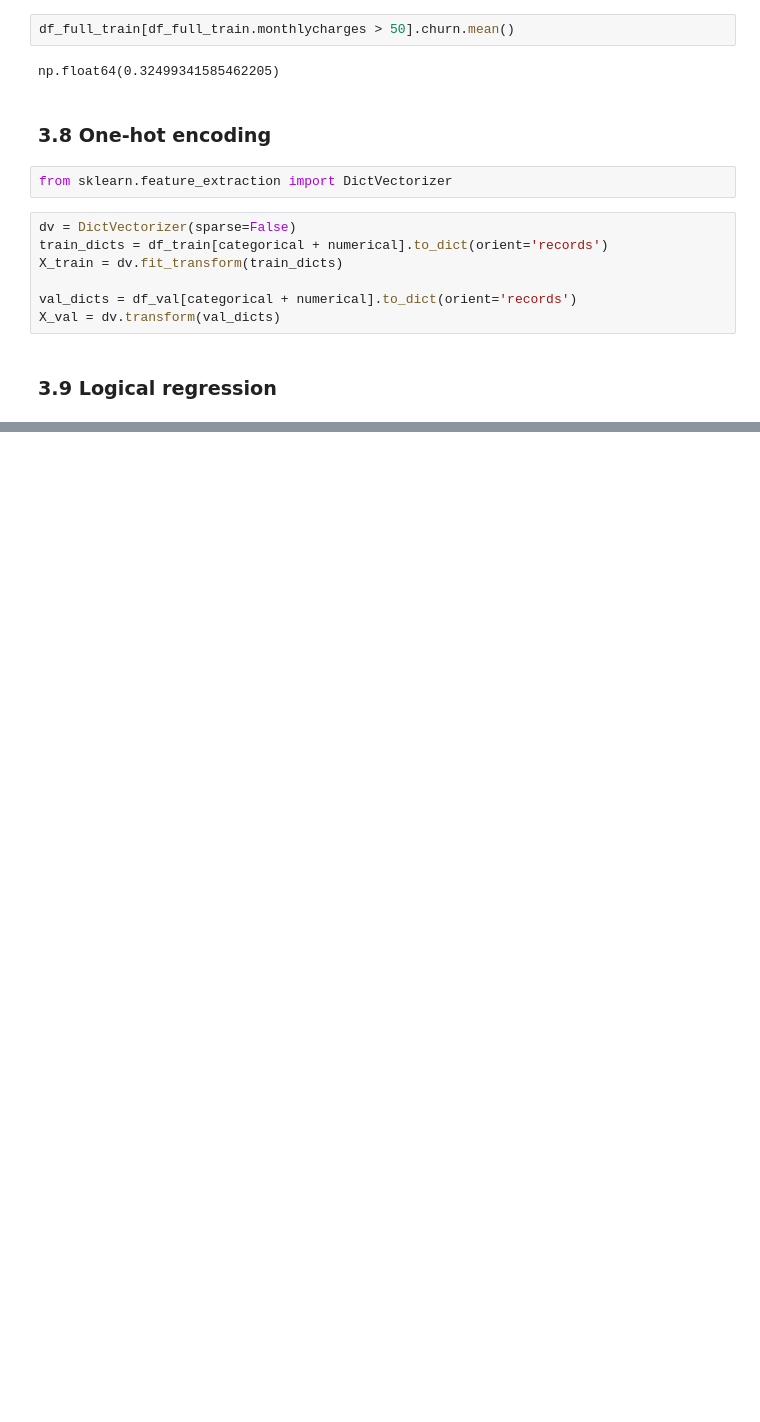
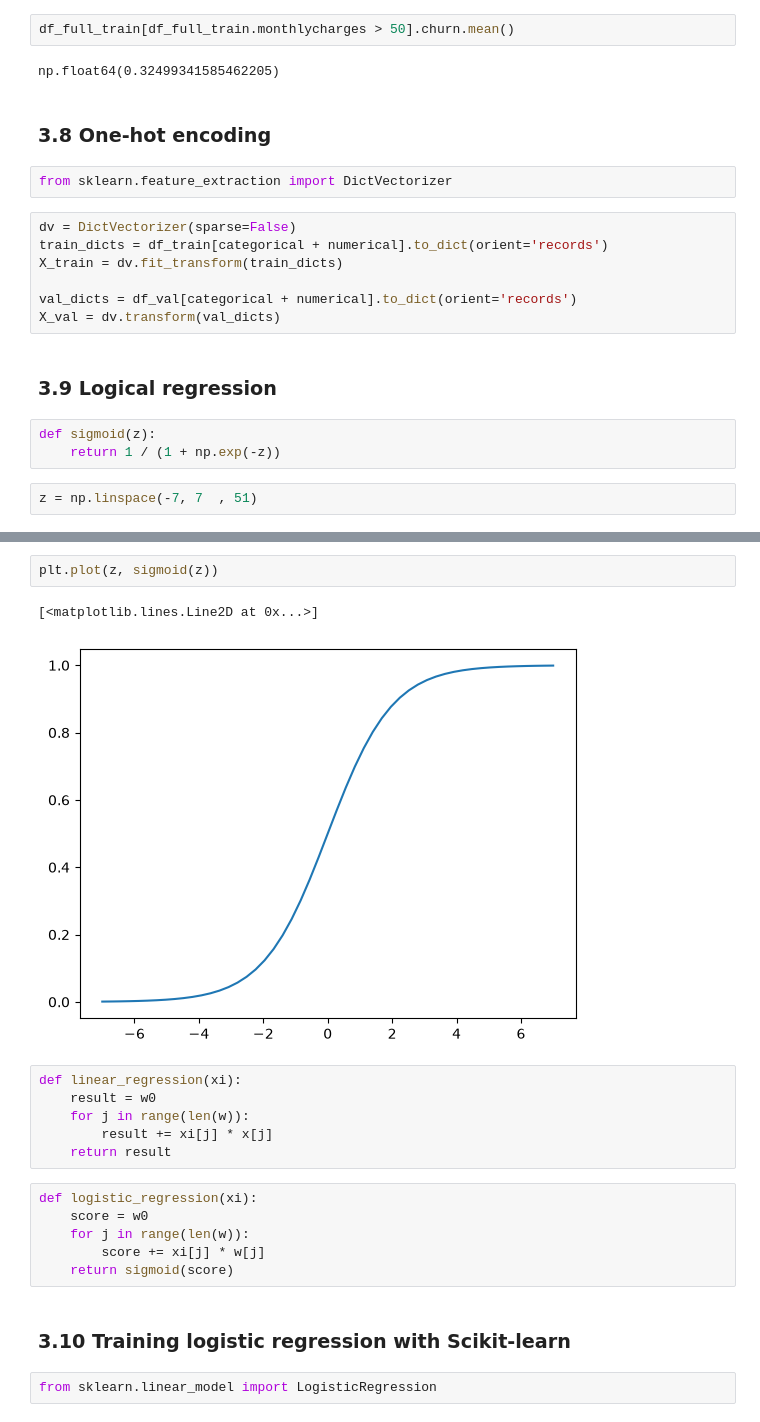
Before and after one commit to Assena-Emmanuel/Machine-learning-homework, a Jupyter notebook: 03-Classification/Untitled.ipynb, the cells around one changed output, grey strips where cells are left out. Cells and saved outputs as stored; diff of their text form; blank space fills up the shorter version.

```diff
--- a/03-Classification/Untitled.ipynb
+++ b/03-Classification/Untitled.ipynb
@@ -390,3 +390,8 @@ val_dicts = df_val[categorical + numerical].to_dict(orient='records')
 X_val = dv.transform(val_dicts)
 # %% [markdown]
 ### 3.9 Logical regression
+# %%
+def sigmoid(z):
+    return 1 / (1 + np.exp(-z))
+# %%
+z = np.linspace(-7, 7  , 51)
@@ -392,0 +414,21 @@ X_val = dv.transform(val_dicts)
+# %%
+plt.plot(z, sigmoid(z))
+# %% [output]
+[<matplotlib.lines.Line2D at 0x...>]
+[figure, added]
+# %%
+def linear_regression(xi):
+    result = w0
+    for j in range(len(w)):
+        result += xi[j] * x[j]
+    return result
+# %%
+def logistic_regression(xi):
+    score = w0
+    for j in range(len(w)):
+        score += xi[j] * w[j]
+    return sigmoid(score)
+# %% [markdown]
+### 3.10 Training logistic regression with Scikit-learn
+# %%
+from sklearn.linear_model import LogisticRegression
```
Also changed, not shown: parts of 39 cells of this notebook, 2 other files.
